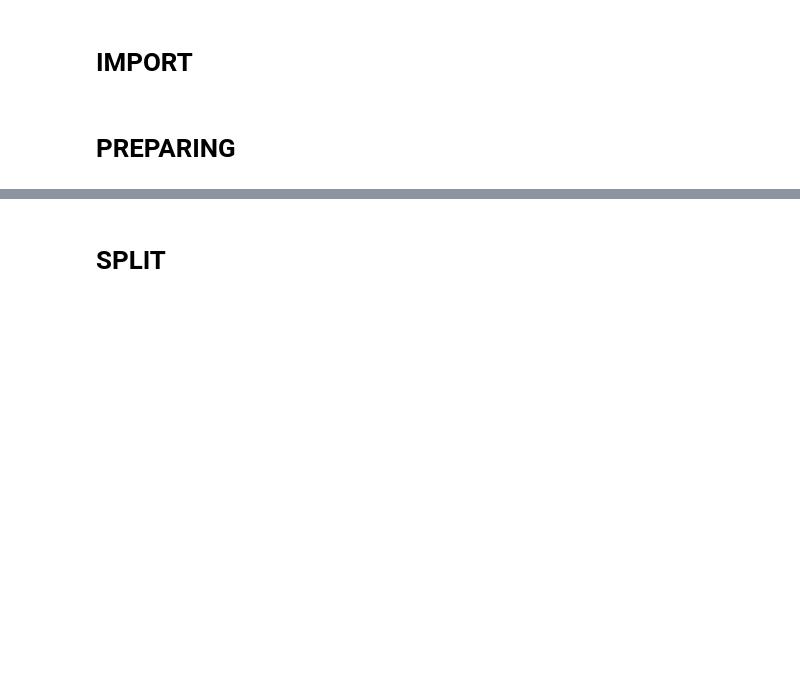
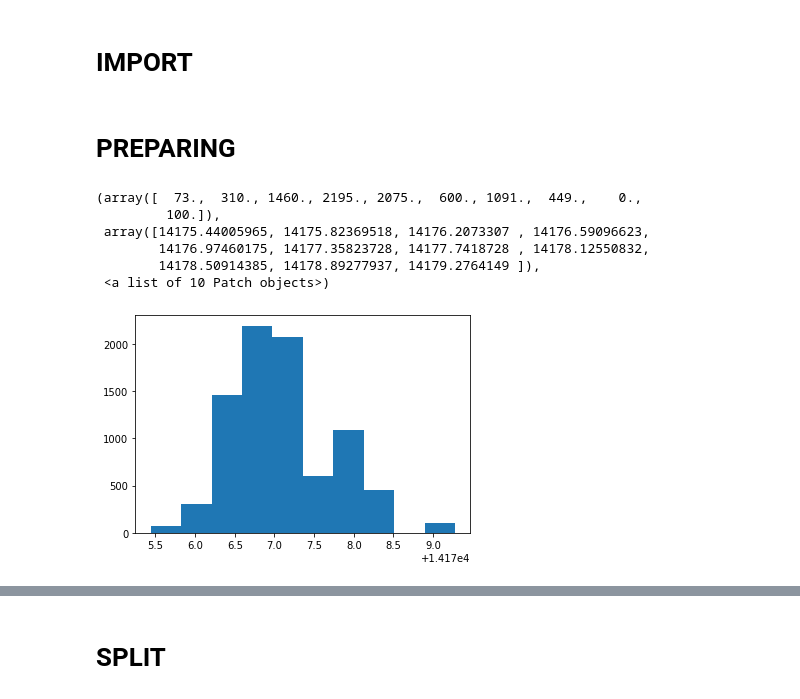
Before and after one commit to alxkzncoff/car_price_prediction_ml_dl, a Jupyter notebook: model/dense_model.ipynb, the cells around one changed output, grey strips where cells are left out. Cells and saved outputs as stored; diff of their text form; code cells hidden in the pictures; blank space fills up the shorter version.

```diff
--- a/model/dense_model.ipynb
+++ b/model/dense_model.ipynb
@@ -42,3 +43,13 @@ test = pd.read_csv(DATA_PATH+'/clear_test.csv')
 # PREPARING
 # %%
 df = pd.concat([train, test])
+# %%
+plt.hist(df['days_in_use'].max() - np.log(df['days_in_use']))
+# %% [output]
+(array([  73.,  310., 1460., 2195., 2075.,  600., 1091.,  449.,    0.,
+         100.]),
+ array([14175.44005965, 14175.82369518, 14176.2073307 , 14176.59096623,
+        14176.97460175, 14177.35823728, 14177.7418728 , 14178.12550832,
+        14178.50914385, 14178.89277937, 14179.2764149 ]),
+ <a list of 10 Patch objects>)
+[figure, added]
```
Also changed, not shown: parts of 23 cells of this notebook.
